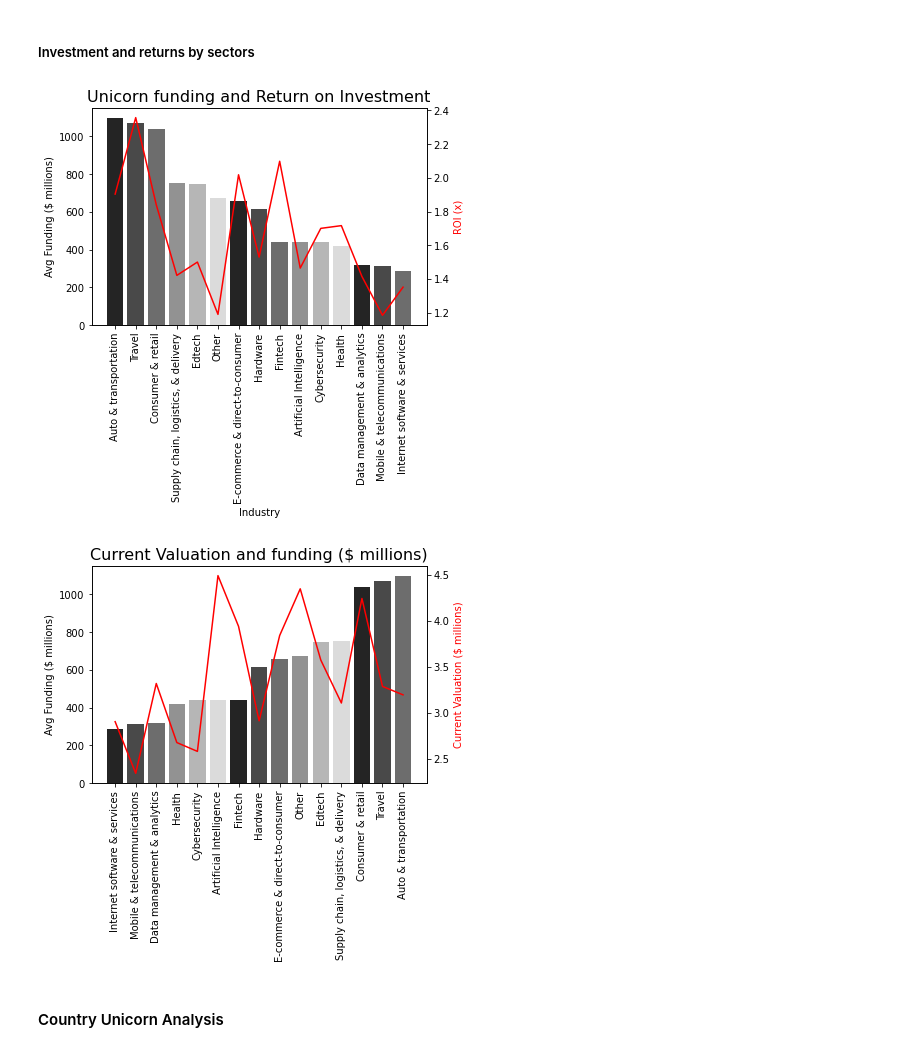
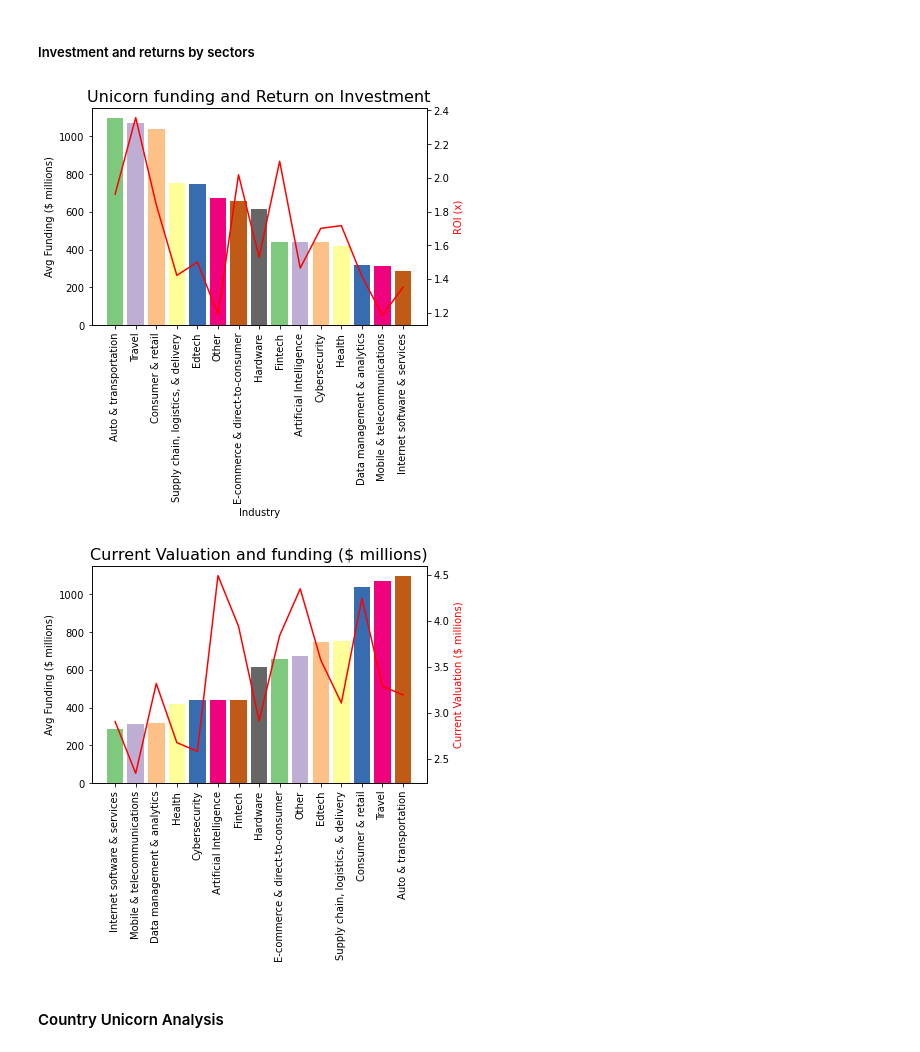
Before and after one commit to Holla-swift/Unicorn_Companies, a Jupyter notebook: Unicorn_company.ipynb, the cells around one changed output. Saved outputs shown, nothing was run; the diff lists cells and outputs as text; code cells hidden in the pictures.

```diff
--- a/Unicorn_company.ipynb
+++ b/Unicorn_company.ipynb
@@ -183,7 +192,7 @@ plt.xticks(rotation='vertical', size=12)
 Years_unicorn1 = Years_unicorn.sort_values(by='Funding', ascending=False)
 
 keys = Years_unicorn1.index
-colors = sns.color_palette('gist_gray')
+colors = sns.color_palette('Accent')
 
 fig, ax1 = plt.subplots()
 
@@ -199,29 +208,29 @@ ax1.set_title('Unicorn funding and Return on Investment', size=16)
 
 fig.show()
 # %% [output]
-[figure, old version]
+[figure, new version]
 # %%
 %matplotlib inline
 
 Years_unicorn1 = Years_unicorn.sort_values(by='Funding', ascending=True)
 
 keys = Years_unicorn1.index
-colors = sns.color_palette('gist_gray')
+colors = sns.color_palette('Accent')
 
 fig, ax1 = plt.subplots()
 
 ax2 = ax1.twinx()
 ax1.bar(keys, Years_unicorn1.Funding*1000, color=colors)
 ax2.plot(keys, Years_unicorn1.Valuation, color='red')
 
 ax1.set_ylabel('Avg Funding ($ millions)', color='black')
 ax2.set_ylabel('Current Valuation ($ millions)', color='red')
 ax1.set_xticklabels(keys, rotation='vertical', size=10)
 ax1.set_title('Current Valuation and funding ($ millions)', size=16)
 
 fig.show()
 # %% [output]
-[figure, old version]
+[figure, new version]
 # %% [markdown]
 #### Country Unicorn Analysis
 # %% [markdown]
```
Also changed, not shown: parts of 16 cells of this notebook, 1 other file.
